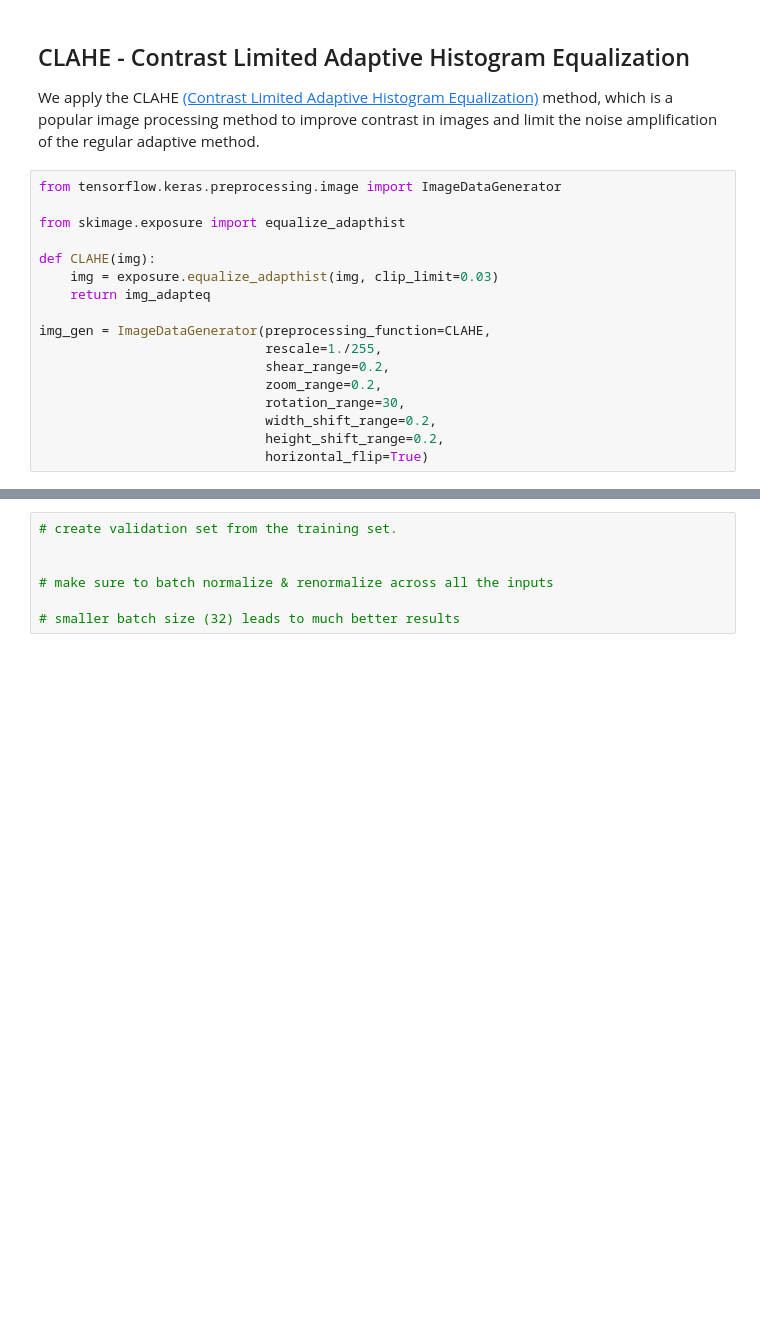
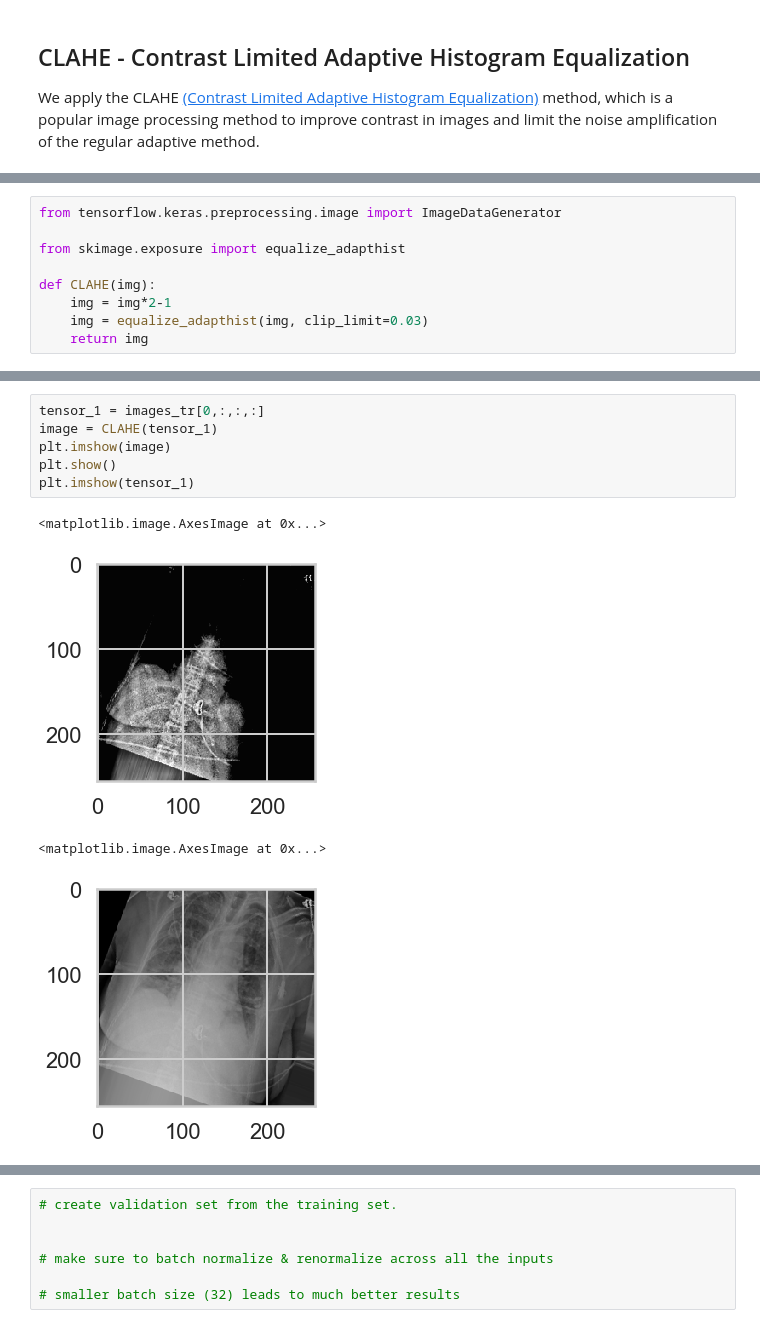
Before and after one commit to yasharmansouri/NIH-Chest-X-ray-Pathology-Detection, a Jupyter notebook: nih_xray.ipynb, the cells around one changed output, grey strips where cells are left out. Cells and saved outputs as stored; diff of their text form; blank space fills up the shorter version.

```diff
--- a/nih_xray.ipynb
+++ b/nih_xray.ipynb
@@ -261,20 +275,3 @@ for i in [train_set, valid_set, test_set]:
 ## CLAHE - Contrast Limited Adaptive Histogram Equalization
 
 We apply the CLAHE [(Contrast Limited Adaptive Histogram Equalization)](https://en.wikipedia.org/wiki/Adaptive_histogram_equalization) method, which is a popular image processing method to improve contrast in images and limit the noise amplification of the regular adaptive method.
-# %%
-from tensorflow.keras.preprocessing.image import ImageDataGenerator
-
-from skimage.exposure import equalize_adapthist
-
-def CLAHE(img):
-    img = exposure.equalize_adapthist(img, clip_limit=0.03)
-    return img_adapteq
-
-img_gen = ImageDataGenerator(preprocessing_function=CLAHE,
-                             rescale=1./255,
-                             shear_range=0.2,
-                             zoom_range=0.2,
-                             rotation_range=30,
-                             width_shift_range=0.2,
-                             height_shift_range=0.2,
-                             horizontal_flip=True)
@@ -459,0 +278,9 @@ TypeError: __class__ assignment: 'DeviceSpecV1' object layout differs from 'Devi
+# %%
+from tensorflow.keras.preprocessing.image import ImageDataGenerator
+
+from skimage.exposure import equalize_adapthist
+
+def CLAHE(img):
+    img = img*2-1
+    img = equalize_adapthist(img, clip_limit=0.03)
+    return img
@@ -459,0 +368,11 @@ TypeError: __class__ assignment: 'DeviceSpecV1' object layout differs from 'Devi
+# %%
+tensor_1 = images_tr[0,:,:,:]
+image = CLAHE(tensor_1)
+plt.imshow(image)
+plt.show()
+plt.imshow(tensor_1)
+# %% [output]
+<matplotlib.image.AxesImage at 0x...>
+[figure, added]
+<matplotlib.image.AxesImage at 0x...>
+[figure, added]
```
Also changed, not shown: parts of 53 cells of this notebook.
